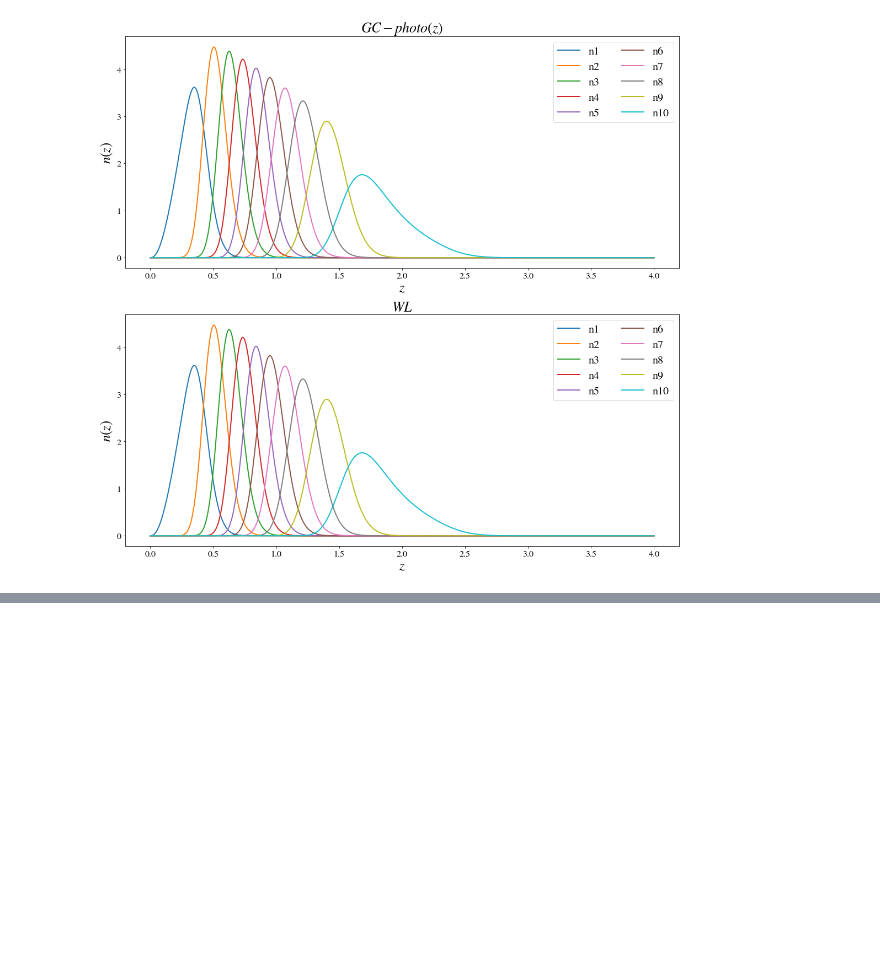
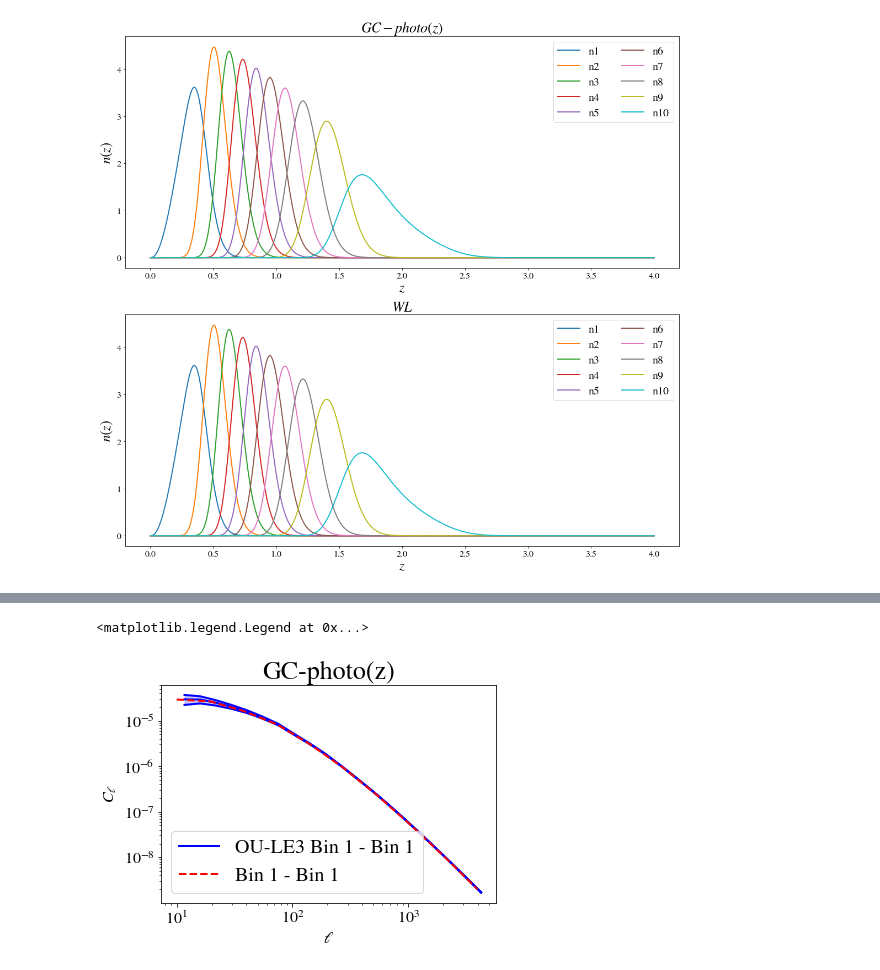
Before and after one commit to testarnyttnamn/testnamemaster, a Jupyter notebook: DEMO.ipynb, the cells around one changed output, grey strips where cells are left out. Saved outputs shown, nothing was run; the diff lists cells and outputs as text; code cells hidden in the pictures; blank space fills up the shorter version.

```diff
--- a/DEMO.ipynb
+++ b/DEMO.ipynb
@@ -422,0 +494,16 @@ axs[1].legend(ncol=2);
+# %%
+# GC-photo(z)
+fig1 = plt.figure()
+ax1 = fig1.add_subplot(1, 1, 1)
+
+ax1 = pl_inst.plot_external_Cl_phot(1, 1, ax1, probe='GC-Phot')
+ax1 = pl_inst.plot_Cl_phot(np.logspace(1, 3.6, 10), 1, 1, ax1, probe='GC-Phot', pl_colour='r', pl_linestyle='--')
+ax1.set_xlabel(r'$\ell$', fontsize=16)
+ax1.set_ylabel(r'$C_\ell$', fontsize=16)
+ax1.set_xscale('log')
+ax1.set_yscale('log')
+ax1.set_title('GC-photo(z)')
+ax1.legend()
+# %% [output]
+<matplotlib.legend.Legend at 0x...>
+[figure, added]
```
Also changed, not shown: parts of 18 cells of this notebook.
